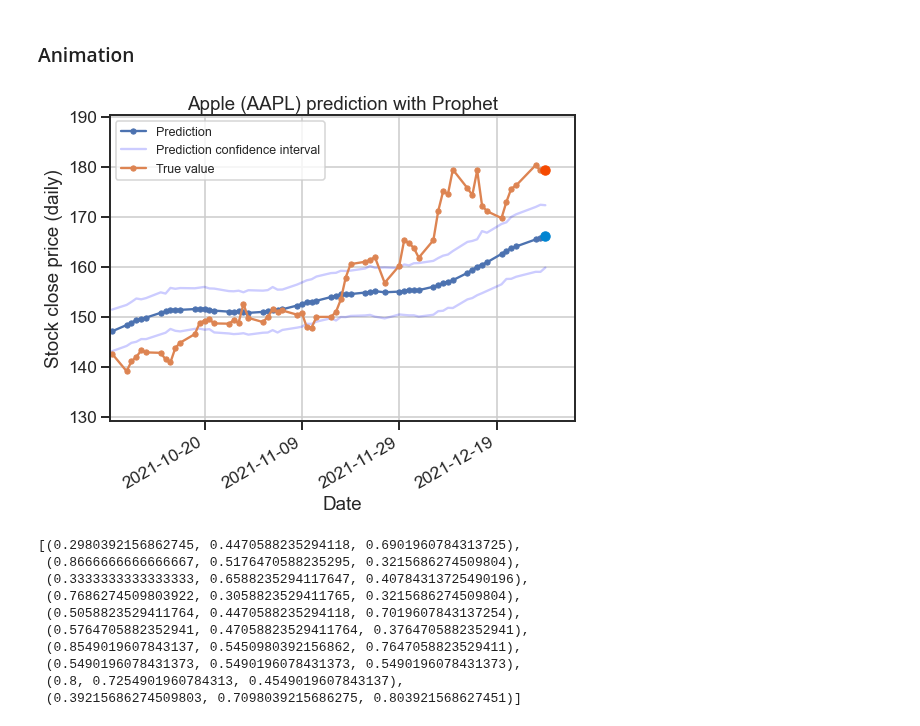
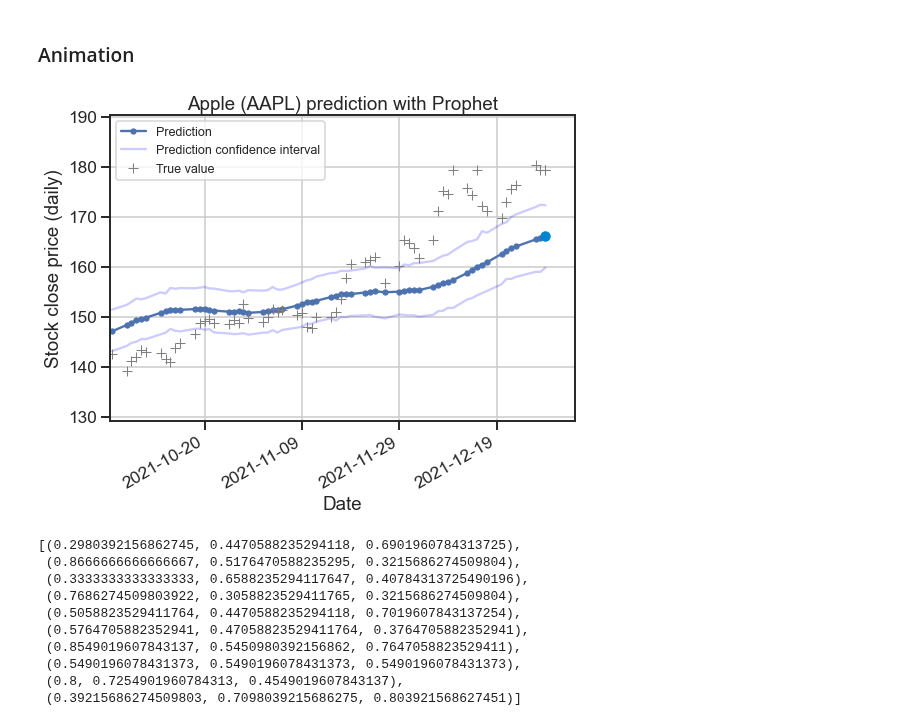
Before and after one commit to Ab2nour/stock-analysis, a Jupyter notebook: notebooks/prediction.ipynb, the cells around one changed output. Cells and saved outputs as stored; diff of their text form; code cells hidden in the pictures.

Commit message:
refactor: improve GIF true value

```diff
--- a/notebooks/prediction.ipynb
+++ b/notebooks/prediction.ipynb
@@ -488,10 +488,10 @@ plt.gcf().autofmt_xdate()
     [], [], label="Prediction confidence interval", color="blue", alpha=0.2
 )
 (line_pred_lower,) = plt.plot([], [], color="blue", alpha=0.2)
-(line_true,) = plt.plot([], [], label="True value", marker="o", markersize=5)
+(line_true,) = plt.plot([], [], label="True value",ls="none", marker="+", markersize=10, color="gray", linewidth=50)
 
 (point_pred,) = plt.plot([], [], ls="none", marker="o", color=sky600)
-(point_true,) = plt.plot([], [], ls="none", marker="o", color=orange600)
+(point_true,) = plt.plot([], [], ls="none", marker="+", markersize=10, color="gray")
 
 plt.legend(loc="upper left", fontsize=12)
 
@@ -503,34 +503,34 @@ padding_y = 10
 
 
 def animate(i: int):
     x_data = x[: i + 1]
     y_data = (y_pred[: i + 1], y_true[: i + 1], y_upper[: i + 1], y_lower[: i + 1])
     xmin, xmax, ymin, ymax = (
         np.min(x_data) - padding_x / 10,
         np.max(x_data) + padding_x,
         np.min(np.concatenate(y_data)) - padding_y,
         np.max(np.concatenate(y_data)) + padding_y,
     )
     plt.xlim(xmin, xmax)
     plt.ylim(ymin, ymax)
 
     point_pred.set_data(x[i - 1 : i], y_pred[i - 1 : i])
     line_pred.set_data(x[:i], y_pred[:i])
     line_pred_upper.set_data(x[:i], y_upper[:i])
     line_pred_lower.set_data(x[:i], y_lower[:i])
 
     point_true.set_data(x[i - 1 : i], y_true[i - 1 : i])
     line_true.set_data(x[:i], y_true[:i])
 
     return line_pred, line_true
 
 
 ani = animation.FuncAnimation(
     fig, animate, frames=len(x), interval=1, blit=True, repeat=False
 )
 ani.save("anim.gif")
 # %% [output]
-[figure, old version]
+[figure, new version]
 # %%
 plt.rcParams["axes.prop_cycle"].by_key()["color"]
 # %% [output]
```
Also changed, not shown: parts of 3 cells of this notebook, 1 other file.
